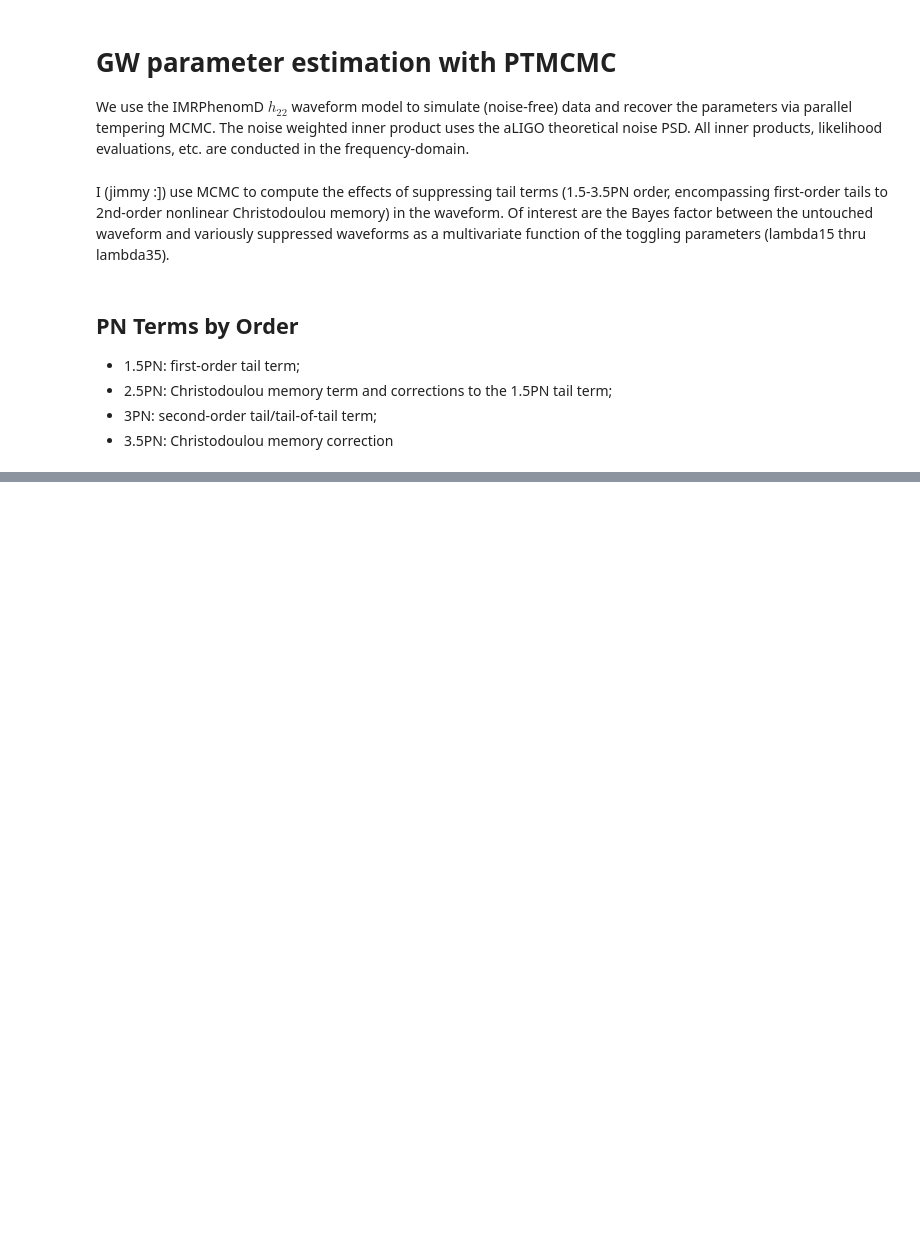
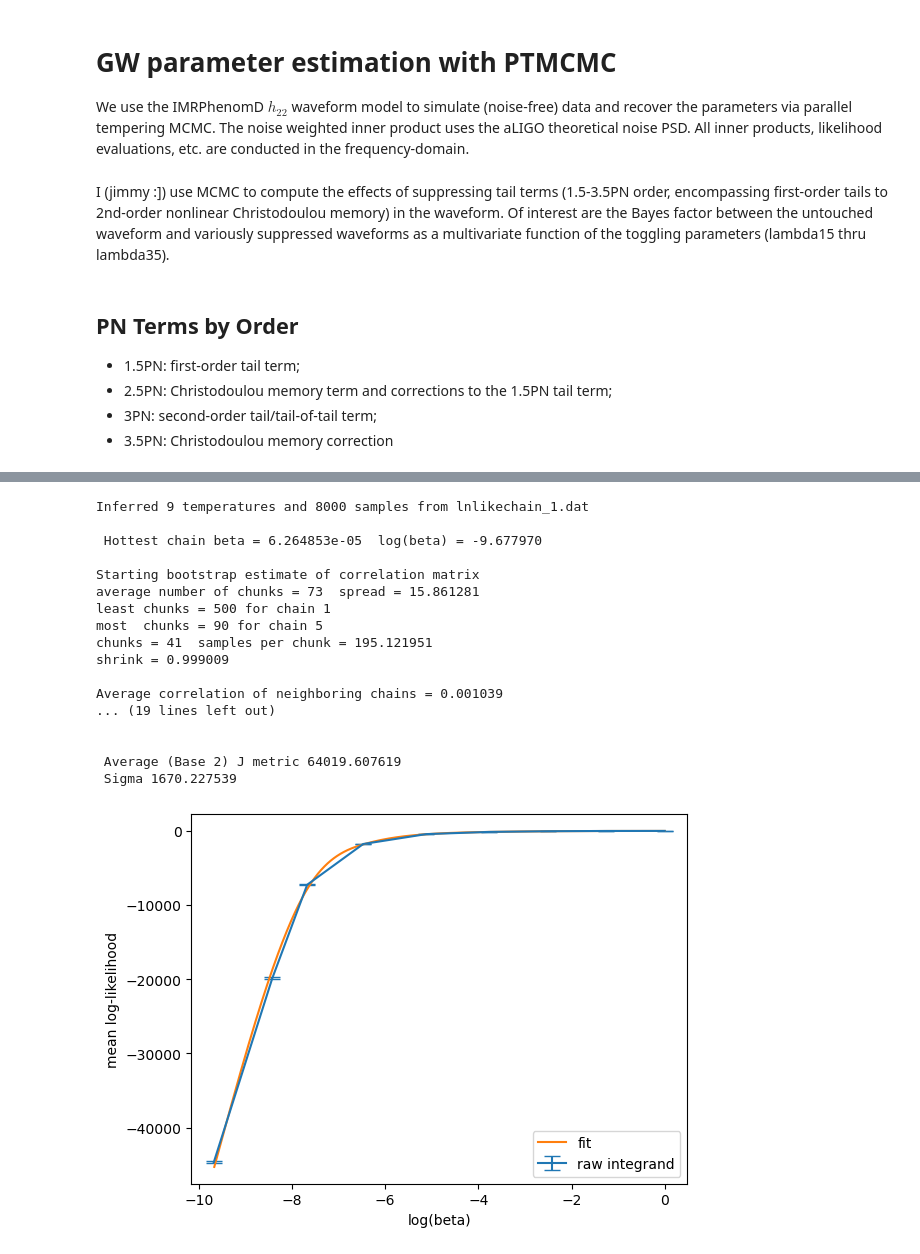
Before and after one commit to jimmy-gw/GWTails_ParameterEstimation, a Jupyter notebook: TAILSvsNOTAILS_MCMC.ipynb, the cells around one changed output, grey strips where cells are left out. Cells and saved outputs as stored; diff of their text form; code cells hidden in the pictures; blank space fills up the shorter version.

```diff
--- a/TAILSvsNOTAILS_MCMC.ipynb
+++ b/TAILSvsNOTAILS_MCMC.ipynb
@@ -292,0 +199,38 @@ PT_swap: [0.36464088 0.29711479 0.34591774 0.31154082 0.30356047 0.31675875
+# %%
+# Run .dat file of lnL chains through thermo_error.py
+# Need support for customly-named outputs so that Neil's script doesn't simply rewrite all the output files for each iteration
+!python thermo_error.py lnlikechain_1.dat --steps 100000 --bootstrap-steps 10000
+
+# Display some results
+raw = np.loadtxt("rawintegrand.dat")
+fit = np.loadtxt("fit.dat")
+
+x = raw[:, 0]
+y = raw[:, 1]
+err = raw[:, 2]
+
+plt.errorbar(x, y, yerr=err, capsize=6, label="raw integrand")
+plt.plot(fit[:, 0], fit[:, 1], "-", label="fit")
+plt.xlabel("log(beta)")
+plt.ylabel("mean log-likelihood")
+plt.legend()
+plt.show()
+# %% [output]
+Inferred 9 temperatures and 8000 samples from lnlikechain_1.dat
+
+ Hottest chain beta = 6.264853e-05  log(beta) = -9.677970
+
+Starting bootstrap estimate of correlation matrix
+average number of chunks = 73  spread = 15.861281
+least chunks = 500 for chain 1
+most  chunks = 90 for chain 5
+chunks = 41  samples per chunk = 195.121951
+shrink = 0.999009
+
+Average correlation of neighboring chains = 0.001039
+... (19 lines left out)
+
+
+ Average (Base 2) J metric 64019.607619
+ Sigma 1670.227539
+[figure, added]
```
Also changed, not shown: parts of 10 cells of this notebook, 2 other files.
